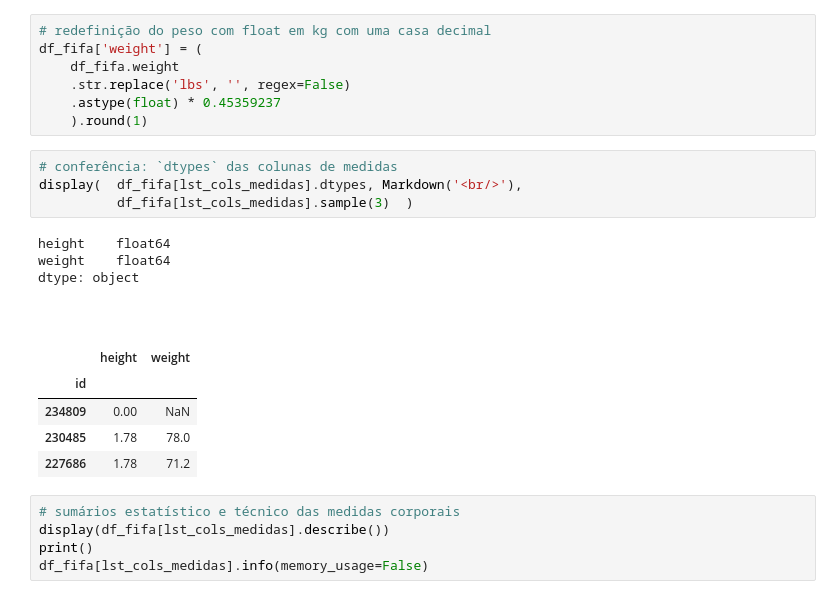
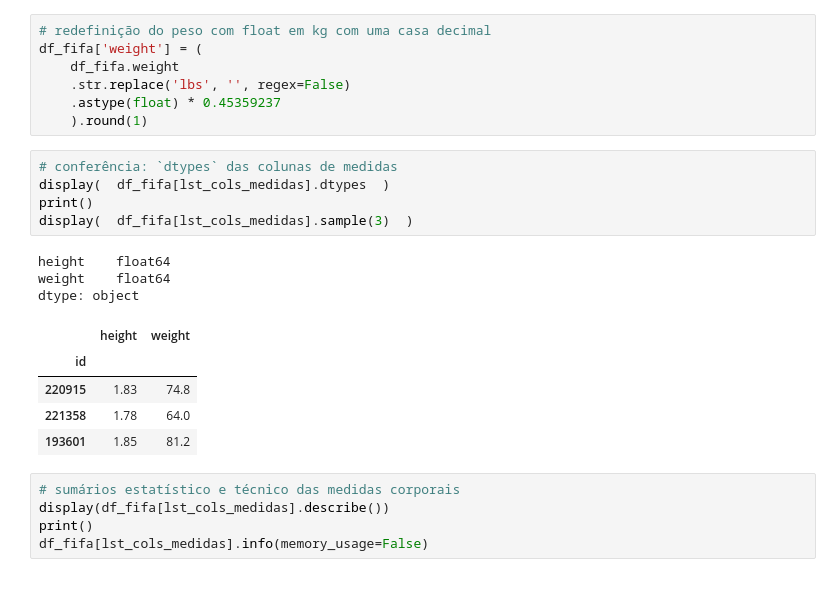
Before and after one commit to MarioPrado1148/DSWP_aluno, a Jupyter notebook: Notebooks/2020-10-13 NB10_01__Pandas - exercício 9.ipynb, the cells around one changed output. Drawn from its saved outputs; the diff is of its cells as text.

```diff
--- a/Notebooks/2020-10-13 NB10_01__Pandas - exercício 9.ipynb
+++ b/Notebooks/2020-10-13 NB10_01__Pandas - exercício 9.ipynb
@@ -257,18 +257,18 @@ df_fifa['weight'] = (
     ).round(1)
 # %%
 # conferência: `dtypes` das colunas de medidas
-display(  df_fifa[lst_cols_medidas].dtypes, Markdown('<br/>'),
-          df_fifa[lst_cols_medidas].sample(3)  )
+display(  df_fifa[lst_cols_medidas].dtypes  )
+print()
+display(  df_fifa[lst_cols_medidas].sample(3)  )
 # %% [output]
 height    float64
 weight    float64
 dtype: object
-<br/>
 |  | height | weight |
 | id |  |  |
-| 234809 | 0.00 | NaN |
-| 230485 | 1.78 | 78.0 |
-| 227686 | 1.78 | 71.2 |
+| 220915 | 1.83 | 74.8 |
+| 221358 | 1.78 | 64.0 |
+| 193601 | 1.85 | 81.2 |
 # %%
 # sumários estatístico e técnico das medidas corporais
 display(df_fifa[lst_cols_medidas].describe())
```
Also changed, not shown: parts of 35 cells of this notebook.
